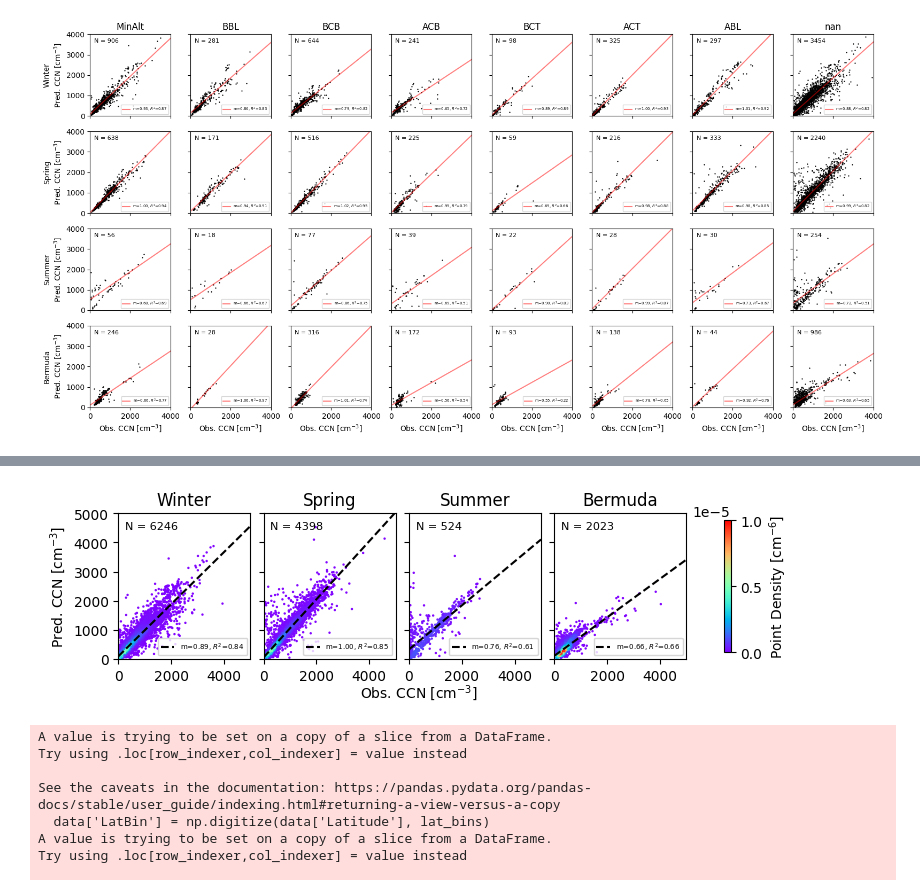
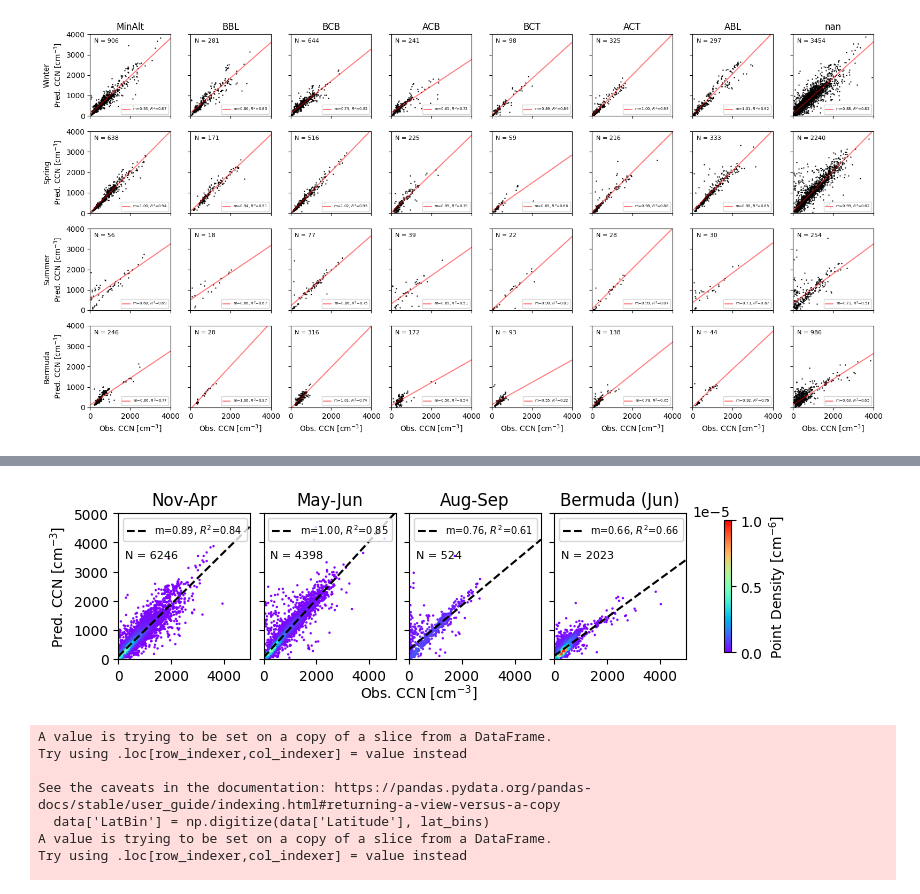
Before and after one commit to csoloff/ACTIVATE_CCN_closure, a Jupyter notebook: scripts/04_plots.ipynb, the cells around one changed output, grey strips where cells are left out. Cells and saved outputs as stored; diff of their text form; code cells hidden in the pictures.

```diff
--- a/scripts/04_plots.ipynb
+++ b/scripts/04_plots.ipynb
@@ -219,7 +219,7 @@ plt.savefig('../figures/season_legs.png', dpi=300)
 # %% [output]
 [figure]
 # %%
-fig,axes = plt.subplots(1,5,figsize=(10, 2.8),sharex='all', sharey='all')
+fig,axes = plt.subplots(1,5,figsize=(10, 2.5),sharex='all', sharey='all')
 save_k = ['MinAlt','BCB','ACB','BCT', 'ACT']
 save_k_l = ['Minimum Altitude','Below Cloud Base','Above Cloud Base','Below Cloud Top', 'Above Cloud Top']
 
@@ -239,10 +239,10 @@ for i, ax in enumerate(axes.flatten()):
     # Calculate the line of best fit
     fit_line = slope * np.linspace(ax_min,ax_max) + intercept
     ax.plot(np.linspace(ax_min,ax_max), fit_line, c='r', label=f'm={slope:.2f}, $R^2$={r_value**2:.2f}', alpha=.5)
-    ax.legend(fontsize=5, loc='lower right')
+    ax.legend(fontsize=8, loc='upper right')
     mask = ~np.isnan(d_i['N_CCN_stdPT']) & ~np.isnan(d_i['CCN_n_pred'])
     num_points = np.sum(mask)
-    ax.text(0.05, 0.95, f"N = {num_points}",
+    ax.text(0.05, 0.7, f"N = {num_points}",
          fontsize=8, transform=ax.transAxes,
          verticalalignment='top', horizontalalignment='left')
 
@@ -258,7 +258,7 @@ axes[0].set_xlim([0,4000])
 axes[0].set_ylim([0,4000])
 axes[0].set_ylabel('Pred. CCN [cm$^{-3}$]')
 axes[2].set_xlabel('Obs. CCN [cm$^{-3}$]')
-fig.suptitle('Winter')
+#fig.suptitle('Winter')
 for i,ax in enumerate(axes):
     ax.set_title(str(save_k_l[i]))
 '''
@@ -271,5 +271,5 @@ for i,ax in enumerate(axes[0,:]):
     ax.set_title(str(save_k[i]))
 '''
 plt.tight_layout()
-plt.savefig('../figures/winter_legs.png', dpi=300)
+plt.savefig('../figures/winter_legs.png', dpi=300, bbox_inches='tight')
 # %% [output]
@@ -277,37 +277,38 @@ plt.savefig('../figures/winter_legs.png', dpi=300)
 # %%
 fig, axes = plt.subplots(1,4, figsize=(7.5,2), sharey=True, sharex=True, constrained_layout=True)
 ax_min,ax_max = 0,5000
+season2 = ['Nov-Apr', 'May-Jun', 'Aug-Sep', 'Bermuda (Jun)']
 for i in range(0,4):
     ax = axes[i]
     p_d = d_seg[i].dropna(subset=['N_CCN_stdPT', 'CCN_n_pred']) # panel data
 
 
     # Calculate point density
     xy = np.vstack([p_d['N_CCN_stdPT'], p_d['CCN_n_pred']])
     z = gaussian_kde(xy)(xy)  # Density values for each point
 
     slope, intercept, r_value, p_value, std_err = linregress(p_d['N_CCN_stdPT'], p_d['CCN_n_pred'])
 
     fit_line = slope * np.linspace(ax_min,ax_max) + intercept
     ax.plot(np.linspace(ax_min,ax_max), fit_line, c='black', label=f'm={slope:.2f}, $R^2$={r_value**2:.2f}', alpha=1, ls='--')
-    ax.legend(fontsize=5, loc='lower right')
+    ax.legend(fontsize=7, loc='upper left')
     # plot data
     scatter = ax.scatter(p_d['N_CCN_stdPT'], p_d['CCN_n_pred'], s=0.5, c=z, cmap='rainbow', vmin=0, vmax=1e-5)
 
-    ax.text(0.05, 0.95, f"N = {len(p_d['N_CCN_stdPT'])}",
+    ax.text(0.05, 0.75, f"N = {len(p_d['N_CCN_stdPT'])}",
          fontsize=8, transform=ax.transAxes,
          verticalalignment='top', horizontalalignment='left')
 
     # add labels
-    ax.set_title(season[i])
+    ax.set_title(season2[i])
 fig.colorbar(scatter, ax=ax, orientation='vertical', fraction=0.05, label='Point Density [cm$^{-6}$]')
 ax.set_xlim([ax_min,ax_max])
 ax.set_ylim([ax_min,ax_max])
 axes[0].set_ylabel('Pred. CCN [cm$^{-3}$]')
 fig.text(0.5, -0.05, 'Obs. CCN [cm$^{-3}$]', ha='center')
 plt.savefig('../figures/seasons_all.png', dpi=300, bbox_inches='tight')
 # %% [output]
-[figure, old version]
+[figure, new version]
 # %%
 
 
```
Also changed, not shown: parts of 1 cell of this notebook, 1 other file.
